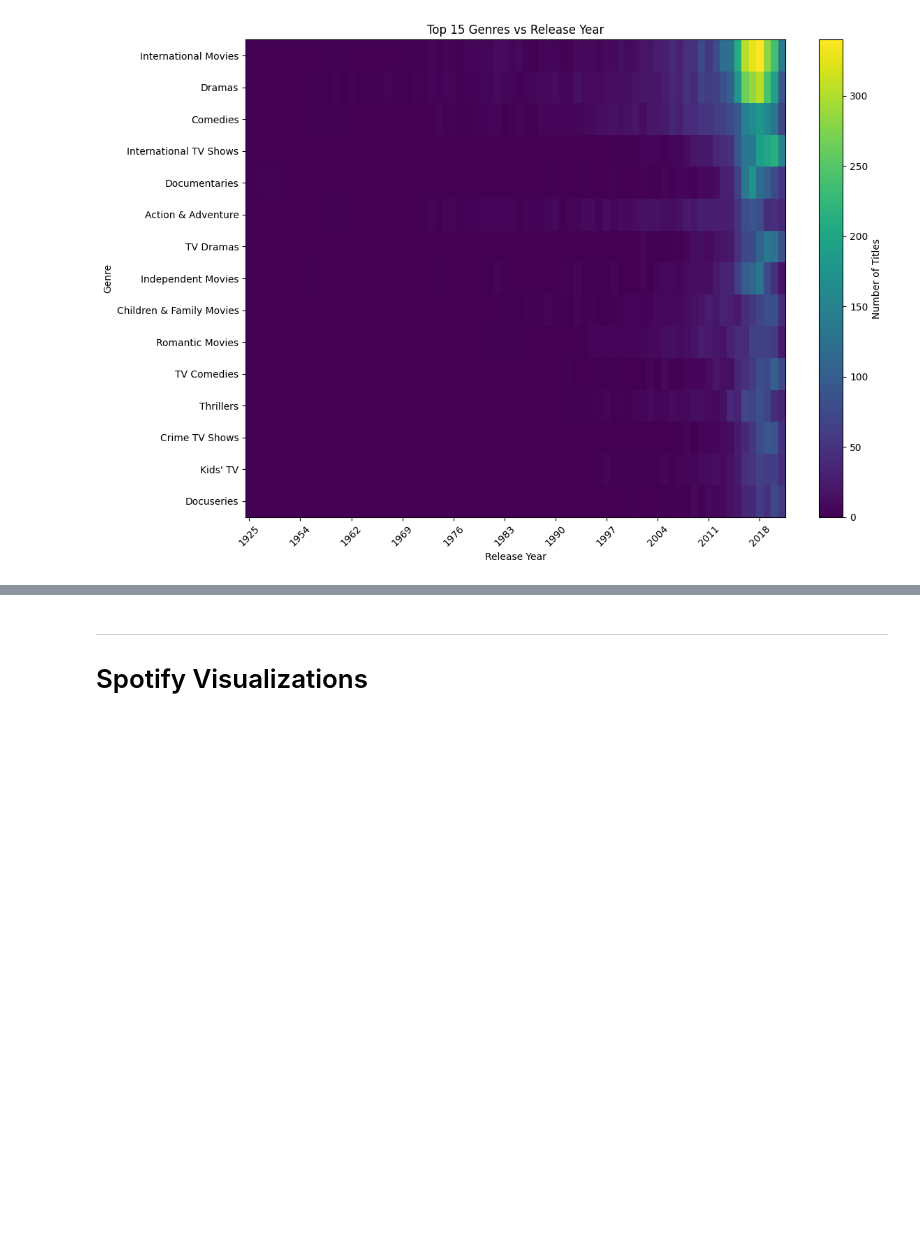
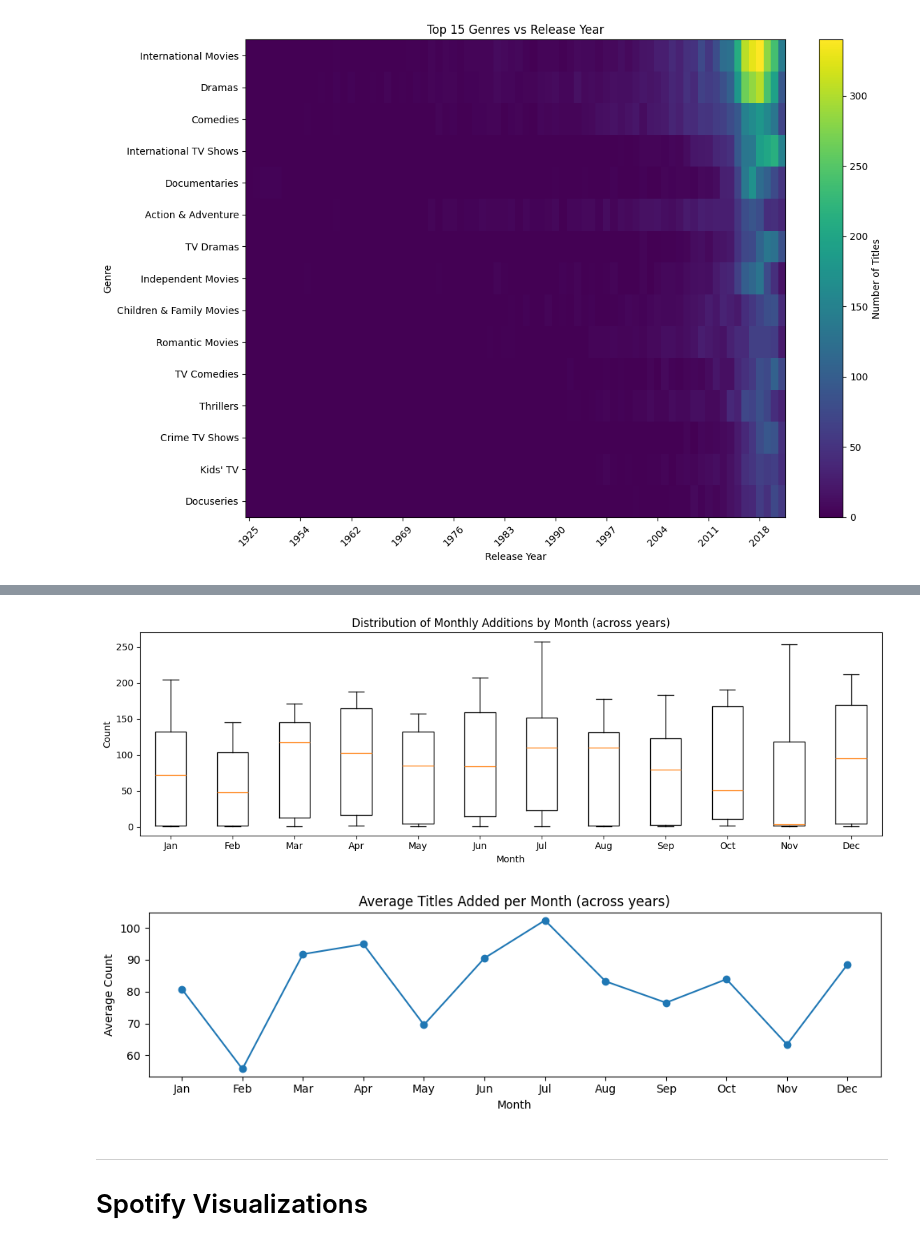
Before and after one commit to Okbatti/NetlfixSpotify_Data_Visualization, a Jupyter notebook: netflix_spotify_eda.ipynb, the cells around one changed output, grey strips where cells are left out. Drawn from its saved outputs; the diff is of its cells as text; code cells hidden in the pictures; blank space fills up the shorter version.

```diff
--- a/netflix_spotify_eda.ipynb
+++ b/netflix_spotify_eda.ipynb
@@ -243,3 +300,48 @@ else:
+# %%
+# Seasonality: month-by-month distribution of monthly counts (boxplot) and monthly average
+if 'date_added' in netflix.columns:
+    netflix['date_added'] = pd.to_datetime(netflix['date_added'], errors='coerce')
+    df_dates = netflix.dropna(subset=['date_added']).copy()
+
+    # compute monthly counts per year-month
+    df_dates['year'] = df_dates['date_added'].dt.year
+    df_dates['month'] = df_dates['date_added'].dt.month
+
+    monthly_by_year = (df_dates
+                       .groupby(['year','month'])
+                       .size()
+                       .reset_index(name='count'))
+
+    if not monthly_by_year.empty:
+        # boxplot: distribution of counts per month across years
+        month_groups = [monthly_by_year.loc[monthly_by_year['month'] == m, 'count'].values
+                        for m in range(1,13)]
+
+        plt.figure(figsize=(12,4))
+        plt.boxplot(month_groups, labels=['Jan','Feb','Mar','Apr','May','Jun','Jul','Aug','Sep','Oct','Nov','Dec'])
+        plt.title('Distribution of Monthly Additions by Month (across years)')
+        plt.xlabel('Month')
+        plt.ylabel('Count')
+        plt.tight_layout()
+        plt.show()
+
+        # monthly average line
+        monthly_avg = monthly_by_year.groupby('month')['count'].mean()
+        plt.figure(figsize=(10,3))
+        plt.plot(monthly_avg.index, monthly_avg.values, marker='o')
+        plt.xticks(range(1,13), ['Jan','Feb','Mar','Apr','May','Jun','Jul','Aug','Sep','Oct','Nov','Dec'])
+        plt.title('Average Titles Added per Month (across years)')
+        plt.xlabel('Month')
+        plt.ylabel('Average Count')
+        plt.tight_layout()
+        plt.show()
+    else:
+        print('Not enough date data to compute month-by-month distributions.')
+else:
+    print('Column "date_added" not available; cannot compute seasonality plots.')
+# %% [output]
+[figure, added]
+[figure, added]
 # %% [markdown]
 ---
 
```
Also changed, not shown: parts of 9 cells of this notebook, 4 other files.
